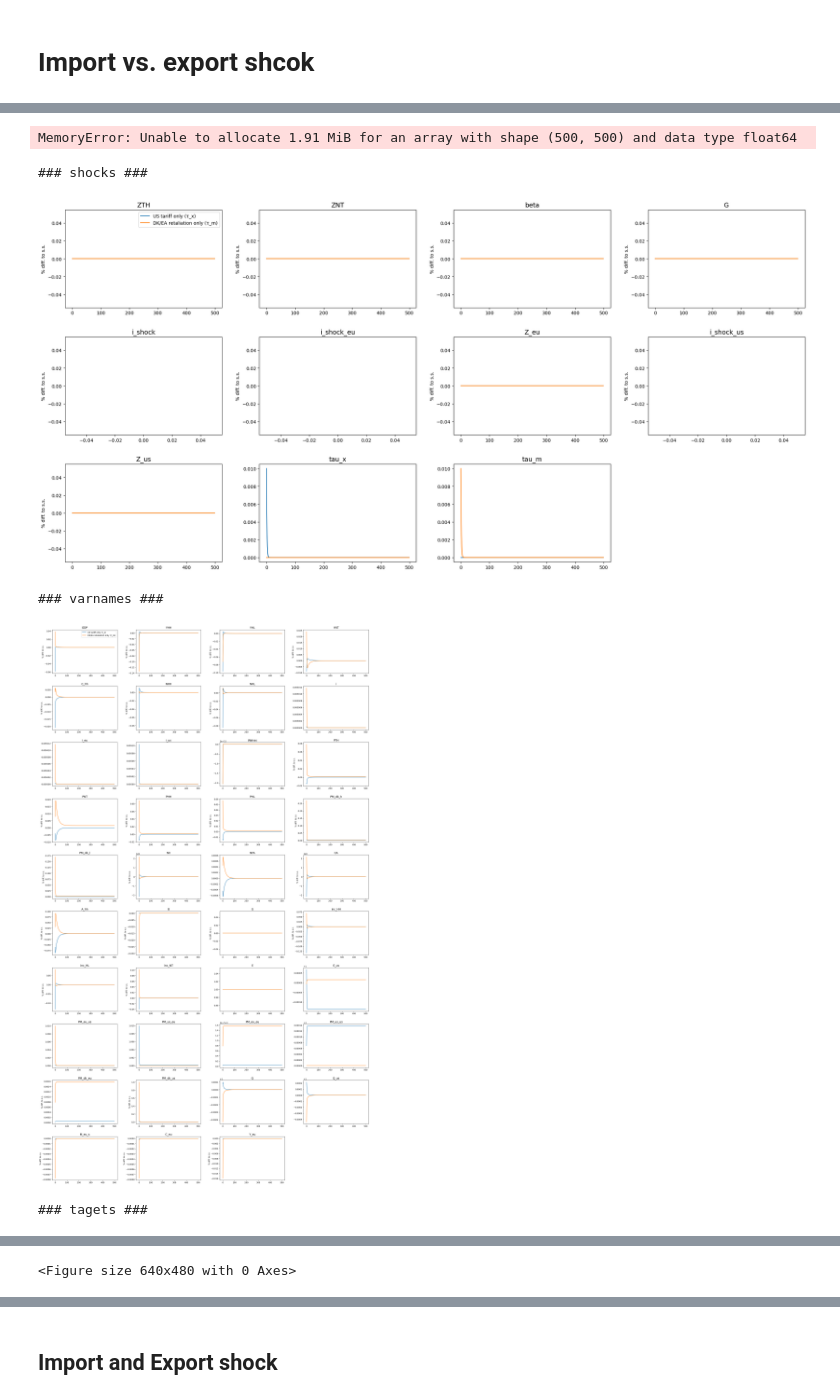
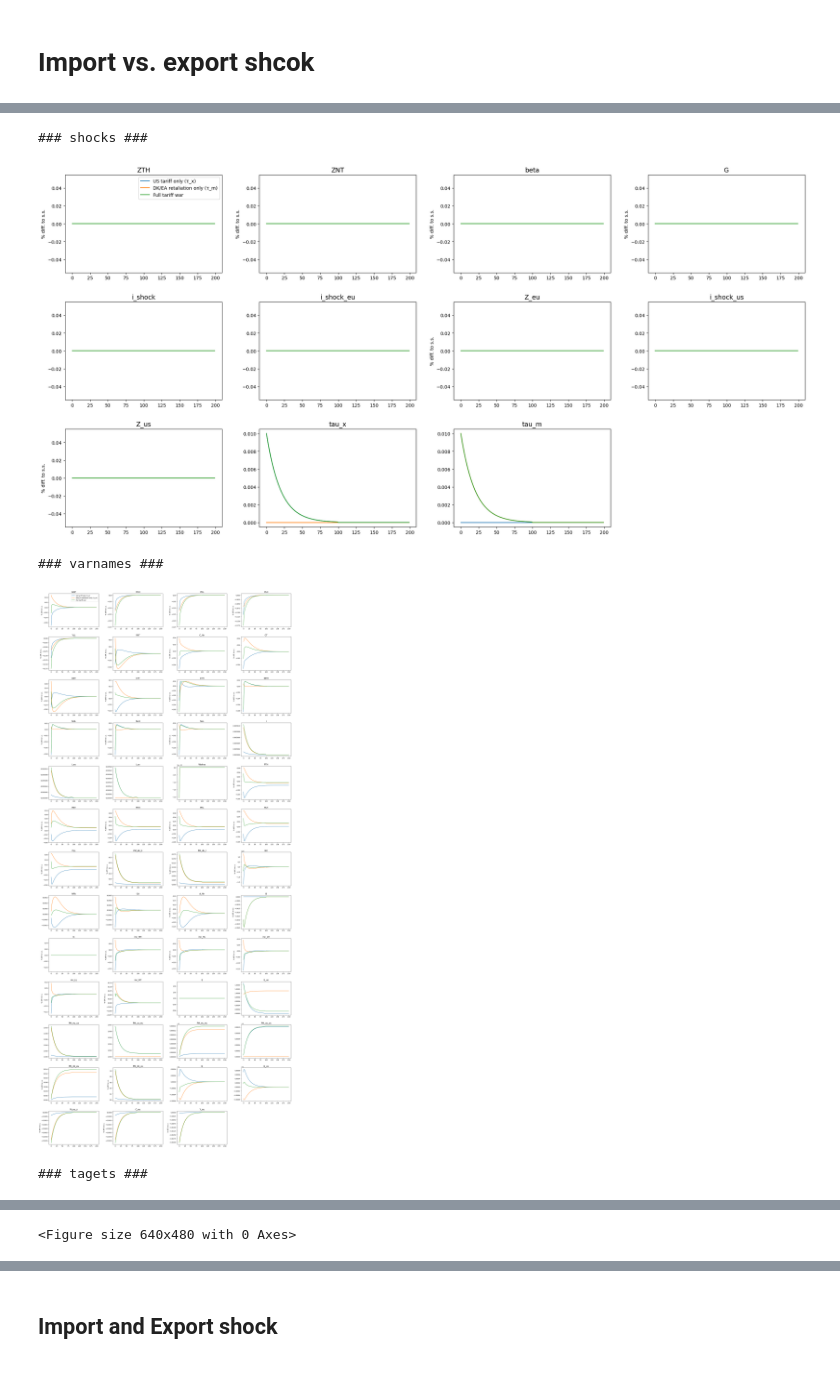
Before and after one commit to AndreaNoergaardAndersen/Master-Thesis, a Jupyter notebook: I-HANK - EU and US/test_extension.ipynb, the cells around one changed output, grey strips where cells are left out. Cells and saved outputs as stored; diff of their text form; code cells hidden in the pictures.

Commit message:
Working model with 5 sectors

```diff
--- a/I-HANK - EU and US/test_extension.ipynb
+++ b/I-HANK - EU and US/test_extension.ipynb
@@ -525,7 +527,7 @@ Text(0.5, 1.0, 'Norm at lag d=-100 vs reference point')
 # Import vs. export shcok
 # %%
 TARIFF_SIZE = 0.01   # 25% tariff
-TARIFF_RHO  = 0.5   # persistence
+TARIFF_RHO  = 0.95   # persistence
 # %%
 m_tau_x = model.copy()
 
@@ -556,33 +567,32 @@ m_war.par.jump_tau_m = TARIFF_SIZE
 m_war.par.rho_tau_m  = TARIFF_RHO
 
 m_war.find_transition_path(shocks=['tau_x', 'tau_m'], do_print=False, do_end_check=False)
-# %% [output]
-MemoryError: Unable to allocate 1.91 MiB for an array with shape (500, 500) and data type float64
 # %%
 # Variables shown in levels (rates and prices — not log-deviations)
 lvl_value = ['pi', 'pi_eu', 'pi_us', 'tau', 'r', 'ra', 'i', 'i_eu', 'i_us',
-             'tau_m', 'tau_x', 'E', 'E_us', 'NFA', 'Walras', 'PM_eu_us', 'PM_us_eu', 'PM_eu_eu', 'PM_us_us', 'Q', 'Q_us']
+             'tau_m', 'tau_x', 'E', 'E_us', 'NFA', 'Walras', 'PM_eu_us', 'PM_us_eu', 'PM_eu_eu', 'PM_us_us', 'Q', 'Q_us',
+             'i_shock_us', 'i_shock_eu', 'i_shock', 'CA']
 
 # Models and labels for comparison
-models = [m_tau_x, m_tau_m]
-labels = ['US tariff only (τ_x)', 'DK/EA retaliation only (τ_m)'] #, 'Full tariff war']
+models = [m_tau_x, m_tau_m, m_war]
+labels = ['US tariff only (τ_x)', 'DK/EA retaliation only (τ_m)', 'Full tariff war']
 
 model.compare_IRFs(
     models, labels,
-    varnames=['GDP', 'YHH', 'YHL', 'YNT', 'C_hh', 'NHH', 'NHL', 'i', 'i_eu', 'i_us', 'Walras',
-               'PTH', 'PNT', 'PHH', 'PHL', 'PM_dk_h', 'PM_dk_l', 'NX', 'NFA', 'CA', 'A_hh', 'B', 'G', 'inc_HH', 'inc_HL', 'inc_NT',
+    varnames=['GDP', 'YHH', 'YHL', 'YLH', 'YLL', 'YNT', 'C_hh', 'CT', 'CNT', 'CTF', 'CTH', 'NHH', 'NHL', 'NLH', 'NLL', 'i', 'i_eu', 'i_us', 'Walras',
+               'PTH', 'PNT', 'PHH', 'PHL', 'PLH', 'PLL', 'PM_dk_h', 'PM_dk_l', 'NX', 'NFA', 'CA', 'A_hh', 'B', 'G', 'inc_HH', 'inc_HL', 'inc_LH', 'inc_LL', 'inc_NT',
                 'E', 'E_us', 'PM_eu_us', 'PM_us_eu', 'PM_eu_eu', 'PM_us_us', 'PM_dk_eu', 'PM_dk_us', 'Q', 'Q_us',
                 'M_eu_s', 'C_eu', 'Y_eu'],
     lvl_value=lvl_value,
-    T_max=500, ncols=4,
+    T_max=200, ncols=4,
     do_targets=True
 )
 plt.suptitle('Output and consumption', y=1.02)
 plt.tight_layout()
 #plt.savefig(os.path.join(folder, 'output_consumption.png'), dpi=150, bbox_inches='tight')
 # %% [output]
 ### shocks ###
-[figure, old version]
+[figure, new version]
 ### varnames ###
-[figure, old version]
+[figure, new version]
 ### tagets ###
```
Also changed, not shown: parts of 8 cells of this notebook, 4 other files.
